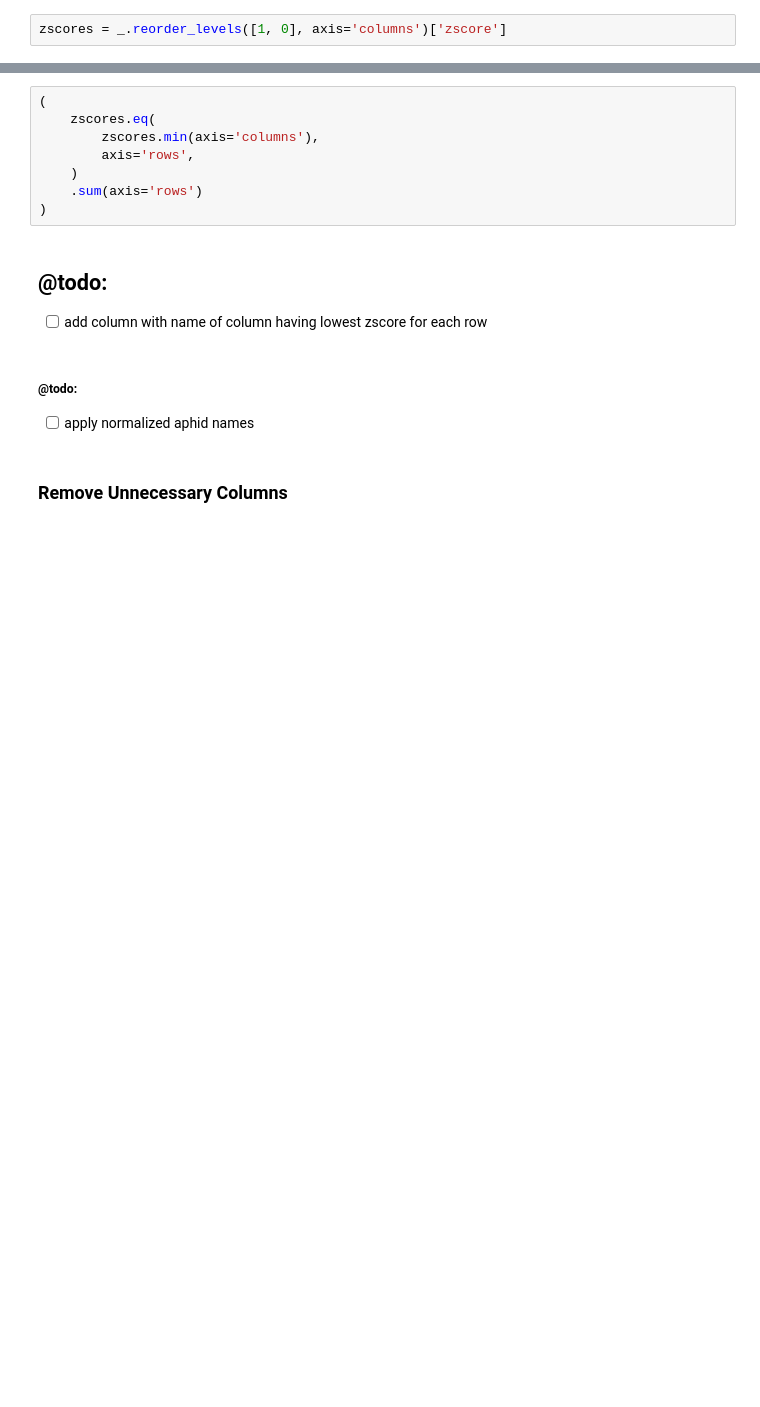
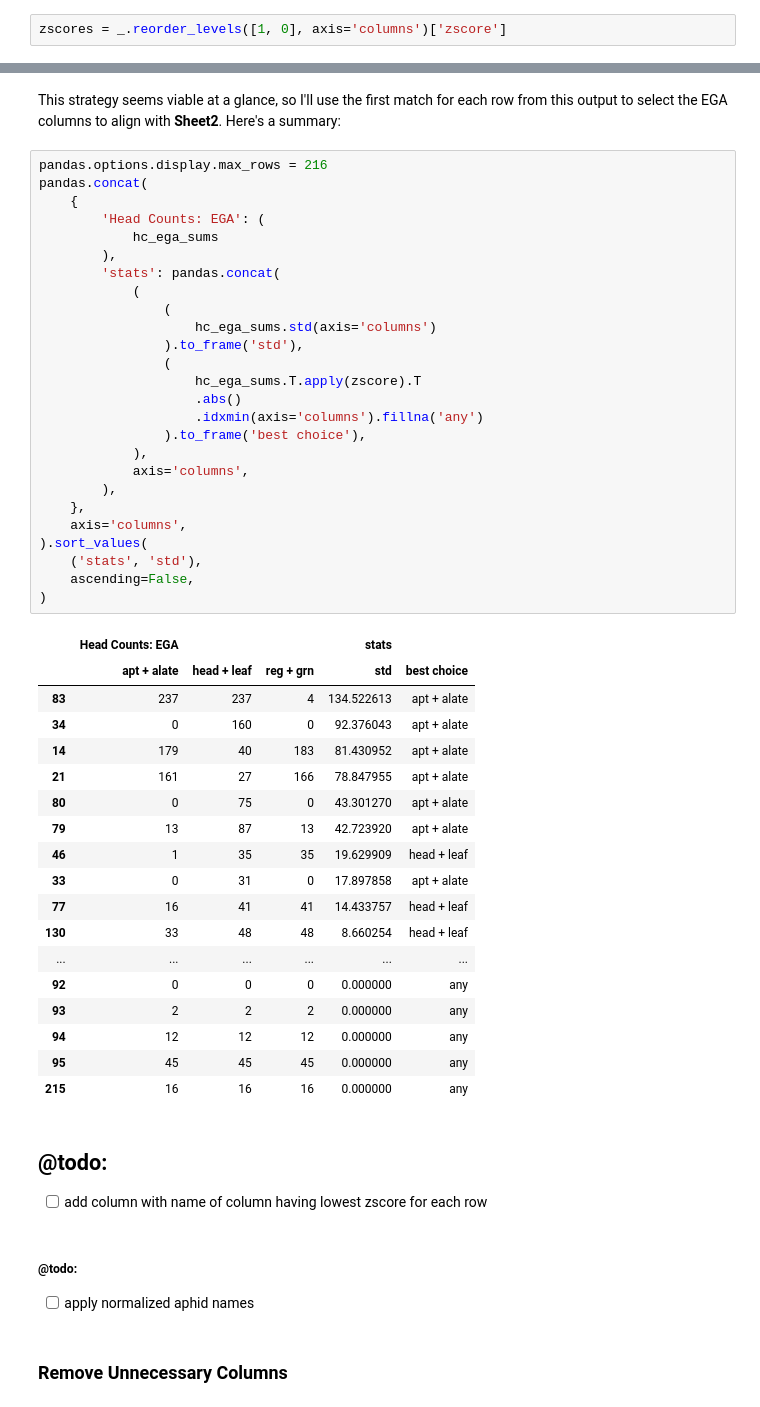
Before and after one commit to devvyn/aafc-field-data, a Jupyter notebook: notebook/projects/2016-sweep-vs-tiller/2016-sweep-vs-tiller.ipynb, the cells around one changed output, grey strips where cells are left out. Cells and saved outputs as stored; diff of their text form; blank space fills up the shorter version.

Commit message:
:construction: :memo: WIP zscore analysis for aphid sums proof of concept works; need implementation

```diff
--- a/notebook/projects/2016-sweep-vs-tiller/2016-sweep-vs-tiller.ipynb
+++ b/notebook/projects/2016-sweep-vs-tiller/2016-sweep-vs-tiller.ipynb
@@ -1651,11 +1712,50 @@ emojify_boolean(
-# %%
-(
-    zscores.eq(
-        zscores.min(axis='columns'),
-        axis='rows',
-    )
-    .sum(axis='rows')
-)
+# %% [markdown]
+This strategy seems viable at a glance, so I'll use the first match for each row from this output to select the EGA columns to align with **Sheet2**. Here's a summary:
+# %%
+pandas.options.display.max_rows = 216
+pandas.concat(
+    {
+        'Head Counts: EGA': (
+            hc_ega_sums
+        ),
+        'stats': pandas.concat(
+            (
+                (
+                    hc_ega_sums.std(axis='columns')
+                ).to_frame('std'),
+                (
+                    hc_ega_sums.T.apply(zscore).T
+                    .abs()
+                    .idxmin(axis='columns').fillna('any')
+                ).to_frame('best choice'),
+            ),
+            axis='columns',
+        ),
+    },
+    axis='columns',
+).sort_values(
+    ('stats', 'std'),
+    ascending=False,
+)
+# %% [output]
+|  | Head Counts: EGA |  |  | stats |  |
+|  | apt + alate | head + leaf | reg + grn | std | best choice |
+| 83 | 237 | 237 | 4 | 134.522613 | apt + alate |
+| 34 | 0 | 160 | 0 | 92.376043 | apt + alate |
+| 14 | 179 | 40 | 183 | 81.430952 | apt + alate |
+| 21 | 161 | 27 | 166 | 78.847955 | apt + alate |
+| 80 | 0 | 75 | 0 | 43.301270 | apt + alate |
+| 79 | 13 | 87 | 13 | 42.723920 | apt + alate |
+| 46 | 1 | 35 | 35 | 19.629909 | head + leaf |
+| 33 | 0 | 31 | 0 | 17.897858 | apt + alate |
+| 77 | 16 | 41 | 41 | 14.433757 | head + leaf |
+| 130 | 33 | 48 | 48 | 8.660254 | head + leaf |
+| ... | ... | ... | ... | ... | ... |
+| 92 | 0 | 0 | 0 | 0.000000 | any |
+| 93 | 2 | 2 | 2 | 0.000000 | any |
+| 94 | 12 | 12 | 12 | 0.000000 | any |
+| 95 | 45 | 45 | 45 | 0.000000 | any |
+| 215 | 16 | 16 | 16 | 0.000000 | any |
 # %% [markdown]
 ## @todo:
 - [ ] add column with name of column having lowest zscore for each row
```
Also changed, not shown: parts of 3 cells of this notebook.
